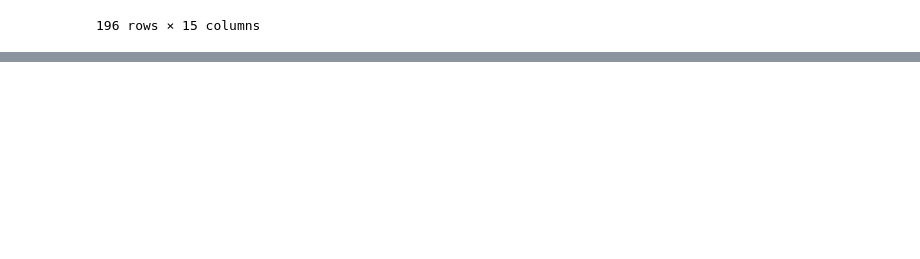
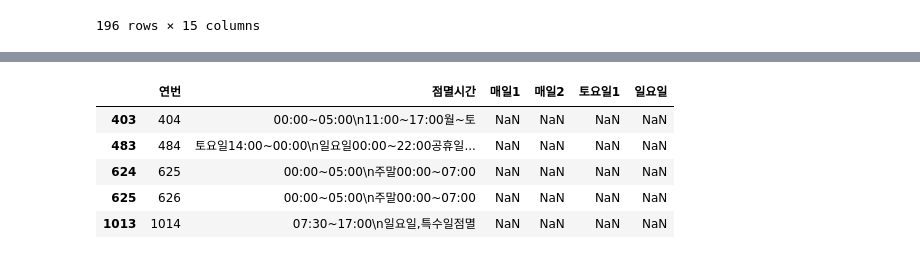
Before and after one commit to ds-kyuree/Pds_Capstone1_Practice_13, a Jupyter notebook: preprocessing/kr_processing.ipynb, the cells around one changed output, grey strips where cells are left out. Saved outputs shown, nothing was run; the diff lists cells and outputs as text; code cells hidden in the pictures; blank space fills up the shorter version.

```diff
--- a/preprocessing/kr_processing.ipynb
+++ b/preprocessing/kr_processing.ipynb
@@ -268,0 +565,8 @@ res_accident
+# %%
+#우선 별다른 특이사항 없는 값은 그대로 넣어줌
+for i in range(len(time_sign_t)):
+    if len(time_sign_t.loc[i,'점멸시간'])==11:
+        time_sign_t.loc[i,'매일1'] = time_sign_t.loc[i,'점멸시간']
+        time_sign_t.loc[i,'매일2'] = 0
+
+time_sign_t['매일1'].unique()
@@ -268,0 +610,13 @@ res_accident
+# %%
+#평일 ~ 주말엔 항시 점멸 경우
+for i in range(len(time_sign_t)):
+    if '주말' in time_sign_t.loc[i,'점멸시간'] and '점멸' in time_sign_t.loc[i,'점멸시간']:
+        if time_sign_t.loc[i,'점멸시간'][0]!=':' :
+            time_sign_t.loc[i,'매일1'] = time_sign_t.loc[i,'점멸시간'][:11]
+            time_sign_t.loc[i,'토요일1'] = '00:00~24:00'
+            time_sign_t.loc[i,'일요일'] = '00:00~24:00'
+        else:
+            time_sign_t.loc[i,'매일1'] = time_sign_t.loc[i,'점멸시간'][1:12]
+            time_sign_t.loc[i,'토요일1'] = '00:00~24:00'
+            time_sign_t.loc[i,'일요일'] = '00:00~24:00'
+time_sign_t['매일1'].unique()
@@ -268,0 +641,15 @@ res_accident
+# %%
+#'00:00~05:00\n토,일점멸'
+#':21:00~08:00\n그외점멸'
+for i in range(len(time_sign_t)):
+    if time_sign_t.loc[i,'점멸시간']=='00:00~05:00\n토,일점멸' :
+        time_sign_t.loc[i,'매일1'] = time_sign_t.loc[i,'점멸시간'][:11]
+        time_sign_t.loc[i,'토요일1'] = '00:00~24:00'
+        time_sign_t.loc[i,'일요일'] = '00:00~24:00'
+    elif time_sign_t.loc[i,'점멸시간']==':21:00~08:00\n그외점멸' :
+        time_sign_t.loc[i,'매일1'] = time_sign_t.loc[i,'점멸시간'][1:12]
+        time_sign_t.loc[i,'토요일1'] = '00:00~24:00'
+        time_sign_t.loc[i,'일요일'] = '00:00~24:00'
+    else:
+        pass
+time_sign_t['매일1'].unique()
@@ -268,0 +665,14 @@ res_accident
+# %%
+#남은 전처리 값 확인
+# 어떤 컬럼에도 값이 없는 행 확인
+time_sign_t[time_sign_t[['매일1', '토요일1', '일요일']].isnull().all(axis=1)]
+
+# time_sign_t['매일1'].unique()
+# time_sign_t[time_sign_t['점멸시간']=='07:30~17:00\n일요일,특수일점멸']
+# %% [output]
+|  | 연번 | 점멸시간 | 매일1 | 매일2 | 토요일1 | 일요일 |
+| 403 | 404 | 00:00~05:00\n11:00~17:00월~토 | NaN | NaN | NaN | NaN |
+| 483 | 484 | 토요일14:00~00:00\n일요일00:00~22:00공휴일... | NaN | NaN | NaN | NaN |
+| 624 | 625 | 00:00~05:00\n주말00:00~07:00 | NaN | NaN | NaN | NaN |
+| 625 | 626 | 00:00~05:00\n주말00:00~07:00 | NaN | NaN | NaN | NaN |
+| 1013 | 1014 | 07:30~17:00\n일요일,특수일점멸 | NaN | NaN | NaN | NaN |
```
Also changed, not shown: parts of 36 cells of this notebook.
